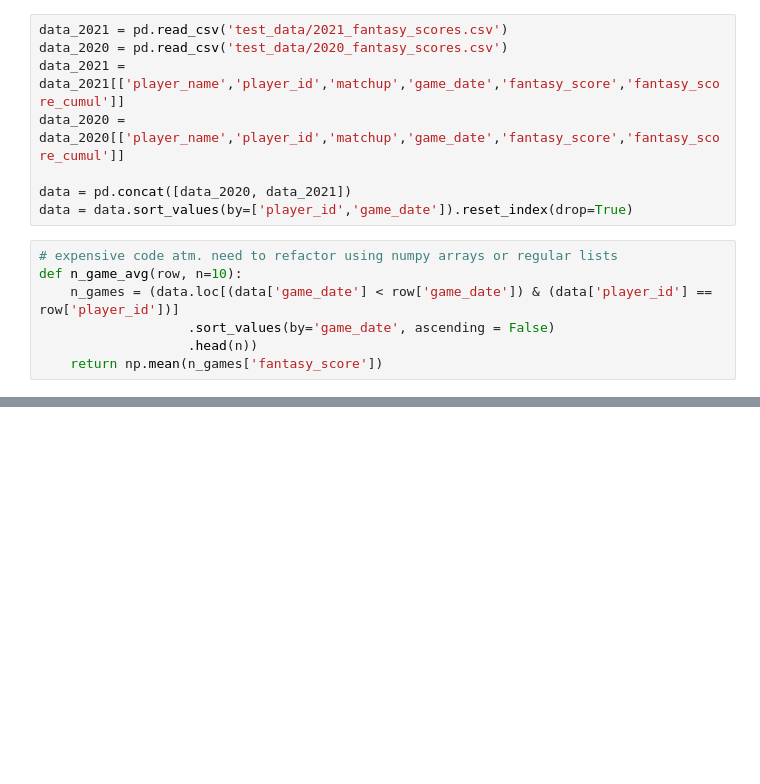
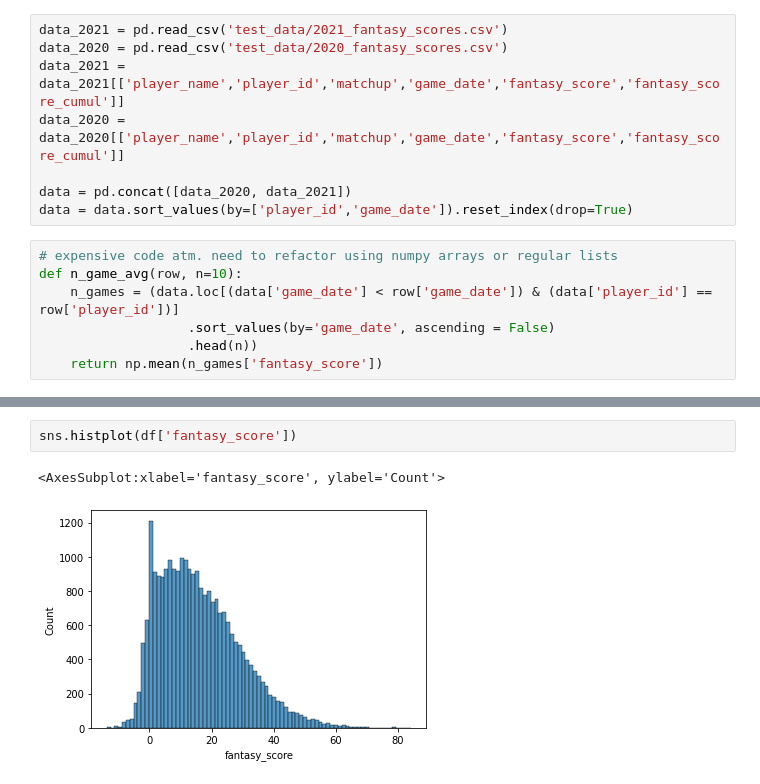
Before and after one commit to jaysonbb/Game_Stonks, a Jupyter notebook: testing/player_value_testing.ipynb, the cells around one changed output, grey strips where cells are left out. Drawn from its saved outputs; the diff is of its cells as text; blank space fills up the shorter version.

```diff
--- a/testing/player_value_testing.ipynb
+++ b/testing/player_value_testing.ipynb
@@ -31,0 +77,5 @@ Player:  rudy gobert
+# %%
+sns.histplot(df['fantasy_score'])
+# %% [output]
+<AxesSubplot:xlabel='fantasy_score', ylabel='Count'>
+[figure, added]
```
Also changed, not shown: parts of 7 cells of this notebook.
